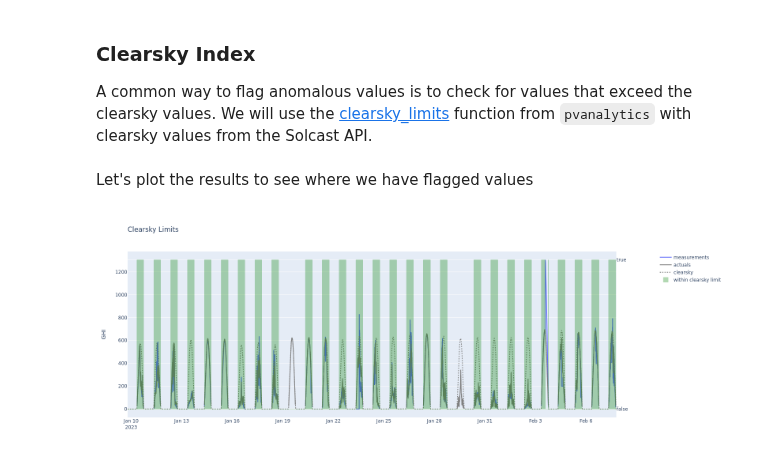
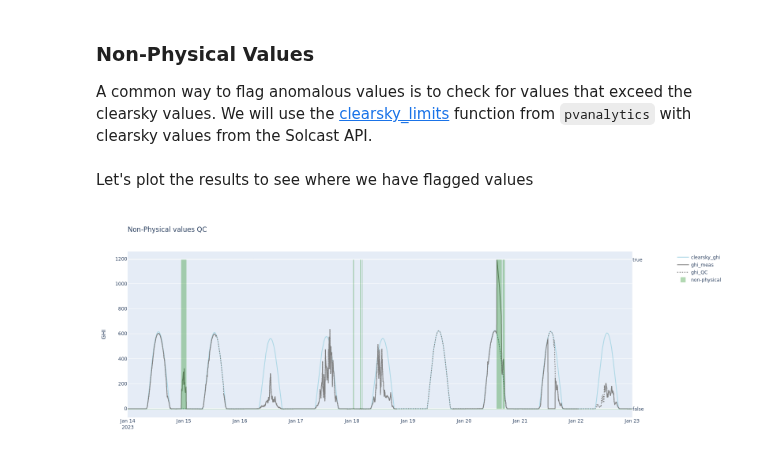
Before and after one commit to Solcast/solcast-api-python-sdk, a Jupyter notebook: docs/notebooks/Measurements Quality Assessments using data from the Solcast API.ipynb, the cells around one changed output. Cells and saved outputs as stored; diff of their text form; code cells hidden in the pictures.

```diff
--- a/docs/notebooks/Measurements Quality Assessments using data from the Solcast API.ipynb
+++ b/docs/notebooks/Measurements Quality Assessments using data from the Solcast API.ipynb
@@ -21,2 +19,3 @@ Let's load a set of measurements, roughly a month of GHI, and retrieve the same
 # %%
-measurements = pd.read_csv('dataset.csv', index_col=0, parse_dates=True)
+measurements = pd.read_csv("measurements.csv", index_col=0, parse_dates=True)
+measurements.head()
@@ -139,7 +168,0 @@ We can perform a basic test for physical plausibility of irradiance measurements
-# %%
-def positive_in_daylight(values: pd.Series, zenith: pd.Series, daylight: int=84) -> List:
-    return [False if ((z < daylight) & (v <= 0)) else True for z, v in zip(zenith, values)]
-
-df['physical'] = positive_in_daylight(df.ghi_surfrad, df.zenith)
-df.loc[df.physical == False, 'ghi_processed'] = df['ghi_solcast']
-df.loc[df.physical == True, 'ghi_processed'] = df['ghi_surfrad']
@@ -185,4 +169,4 @@ fig.show()
 # %% [markdown]
-### Clearsky Index
+### Non-Physical Values
 A common way to flag anomalous values is to check for values that exceed the clearsky values. We will use the [clearsky_limits](https://pvanalytics.readthedocs.io/en/stable/generated/pvanalytics.quality.irradiance.clearsky_limits.html#pvanalytics.quality.irradiance.clearsky_limits) function from `pvanalytics` with clearsky values from the Solcast API.
 # %%
@@ -195,45 +194,42 @@ Let's plot the results to see where we have flagged values
 # %%
 # Create figure with secondary y-axis
 fig = make_subplots(specs=[[{"secondary_y": True}]])
 
 # Add traces
 fig.add_trace(
-    go.Scatter(x=df.index, y=df.ghi_surfrad, name="measurements"),
+    go.Scatter(x=df.index, y=df["clearsky_ghi"], name="clearsky_ghi", marker=dict(color="lightblue")),
+    secondary_y=False,
+)
+fig.add_trace(
+    go.Scatter(x=df.index, y=df["ghi_meas"], name="ghi_meas", marker=dict(color="grey")),
     secondary_y=False,
 )
 
 fig.add_trace(
-    go.Scatter(x=df.index, y=df.ghi_solcast, name="actuals", marker=dict(color='grey')),
-    secondary_y=False,
-)
-
-fig.add_trace(
-    go.Scatter(
-        x=df.index, y=df.clearsky_ghi, name="clearsky", marker=dict(color='grey'), line=dict(dash='dot')
-    ),
+    go.Scatter(x=df.index, y=df["ghi_QC"], name="ghi_QC", marker=dict(color="grey"), line=dict(dash="dot")),
     secondary_y=False,
 )
 
 fig.add_trace(
     go.Bar(
         x=df.index,
-        y=df.clearsky_limits,
-        name="within clearsky limit",
+        y=df["non_physical"],
+        name="non-physical",
         marker_line_width=1,
         opacity=0.3,
-        marker_color='green',
-        marker_line_color='green'
+        marker_color="green",
+        marker_line_color="green"
     ),
     secondary_y=True,
 )
 
 fig.update_layout(
-    title_text="Clearsky Limits",
+    title_text="Non-Physical values QC",
     autosize=False,
     width=1600,
     height=600,
 )
 fig.update_yaxes(title_text="GHI", secondary_y=False)
 fig.show()
 # %% [output]
-[figure, old version]
+[figure, new version]
```
Also changed, not shown: parts of 24 cells of this notebook.
